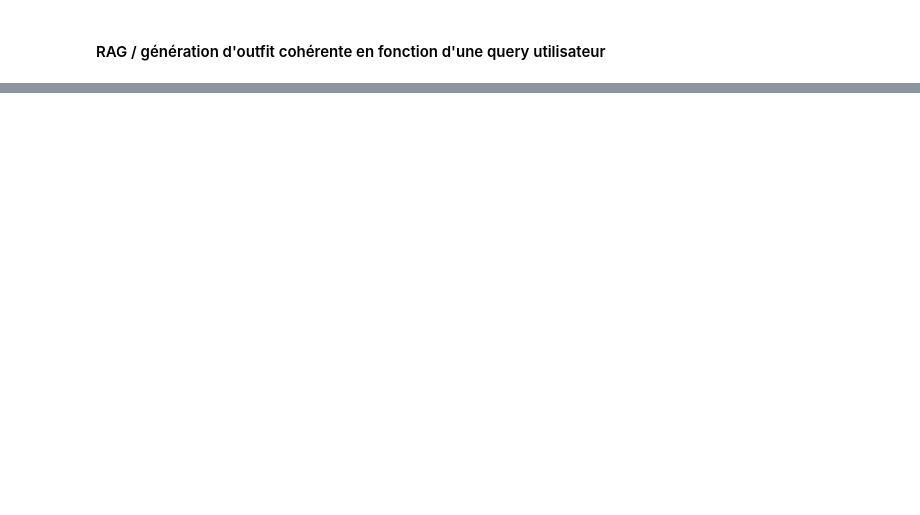
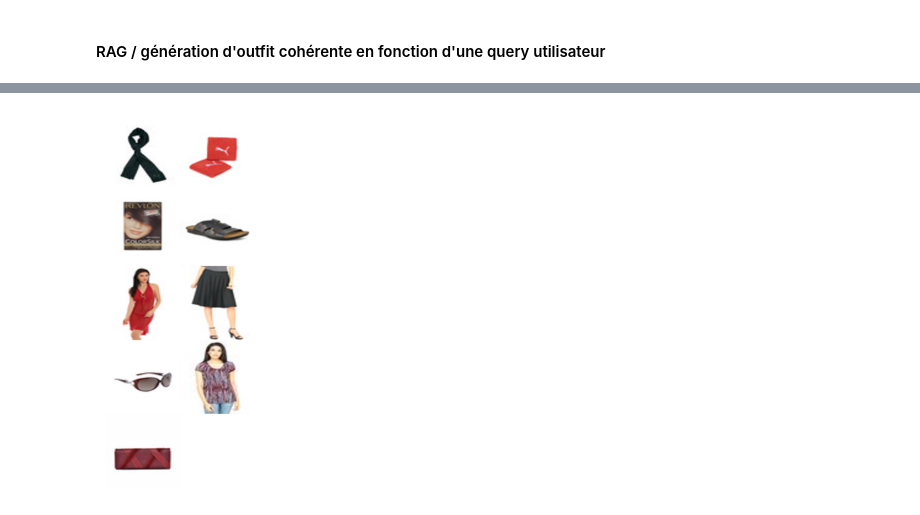
Before and after one commit to paullouppe/drippy, a Jupyter notebook: poc_notebook.ipynb, the cells around one changed output, grey strips where cells are left out. Drawn from its saved outputs; the diff is of its cells as text; code cells hidden in the pictures; blank space fills up the shorter version.

Commit message:
rag working outfit combination with new augmented data

```diff
--- a/poc_notebook.ipynb
+++ b/poc_notebook.ipynb
@@ -105,15 +203,14 @@ for mname in embedding_model_names:
 # %%
 # Test du rag
-question = "Outfit with a blue t-shirt"
+question = "A summer outfit with a red dress for a special occasion"
 clothes_df, embedding, user_clothes_df, user_clothes_embedding = load_RAG(
-    dataset_path='checkpoints/clothes_second_augmentation.pkl',
+    dataset_path='checkpoints/clothes_second_augmentation_second_pass.pkl',
     embedding_path="checkpoints/embedding_clothes_all-minilm.npy",
     user_clothes_dataset_path='data/fashion-product-images-small/styles_fixed.csv',
-    user_clothes_embedding_path='user_embedding_clothes_all-minilm.npy'
+    user_clothes_embedding_path='checkpoints/user_embedding_clothes_all-minilm.npy'
 )
 
-
-ms_chinks, response = call_RAG(
+ms_chunks, response = call_RAG(
     question,
     embedding,
     user_clothes_embedding,
@@ -123,0 +286,4 @@ ms_chinks, response = call_RAG(
+# %%
+generate_outfit_image(ms_chunks, user_clothes_df)
+# %% [output]
+[figure, added]
```
Also changed, not shown: parts of 12 cells of this notebook, 3 other files.
